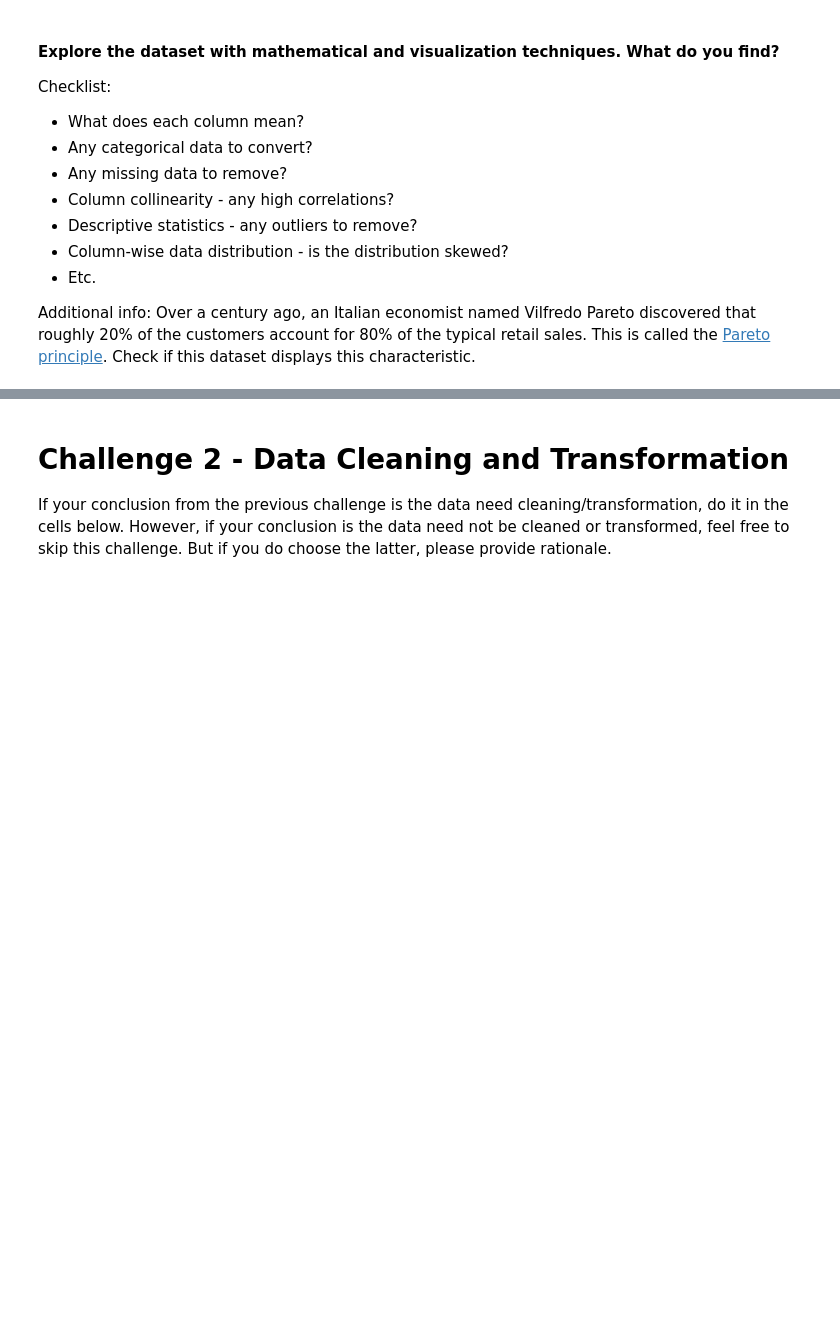
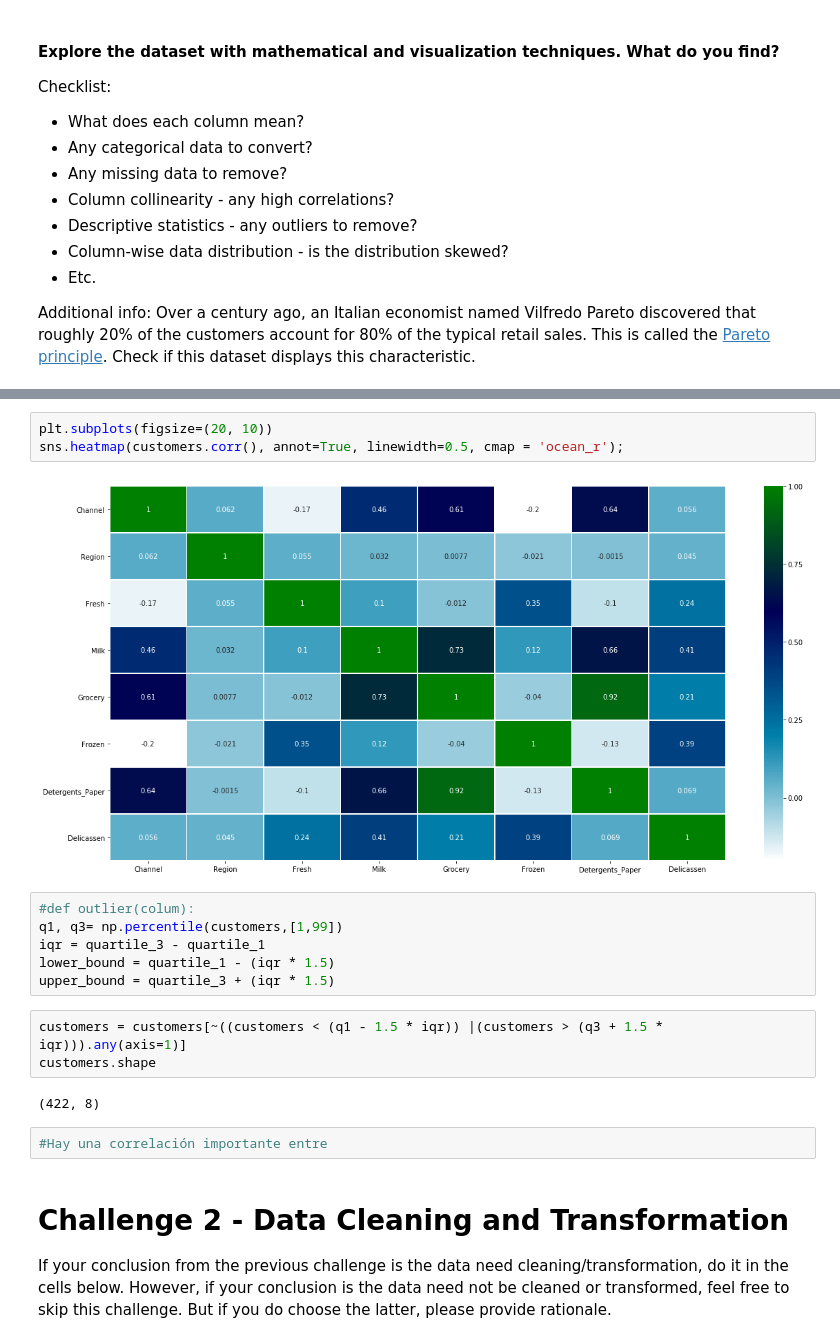
Before and after one commit to ironhack-datalabs/datamad0619, a Jupyter notebook: module-3/lab-unsupervised-learning/your-code/main.ipynb, the cells around one changed output, grey strips where cells are left out. Cells and saved outputs as stored; diff of their text form; blank space fills up the shorter version.

```diff
--- a/module-3/lab-unsupervised-learning/your-code/main.ipynb
+++ b/module-3/lab-unsupervised-learning/your-code/main.ipynb
@@ -41,3 +79,21 @@ Additional info: Over a century ago, an Italian economist named Vilfredo Pareto
+# %%
+plt.subplots(figsize=(20, 10))
+sns.heatmap(customers.corr(), annot=True, linewidth=0.5, cmap = 'ocean_r');
+# %% [output]
+[figure, added]
+# %%
+#def outlier(colum):
+q1, q3= np.percentile(customers,[1,99])
+iqr = quartile_3 - quartile_1
+lower_bound = quartile_1 - (iqr * 1.5)
+upper_bound = quartile_3 + (iqr * 1.5)
+# %%
+customers = customers[~((customers < (q1 - 1.5 * iqr)) |(customers > (q3 + 1.5 * iqr))).any(axis=1)]
+customers.shape
+# %% [output]
+(422, 8)
+# %%
+#Hay una correlación importante entre
 # %% [markdown]
 # Challenge 2 - Data Cleaning and Transformation
 
```
Also changed, not shown: parts of 7 cells of this notebook.
